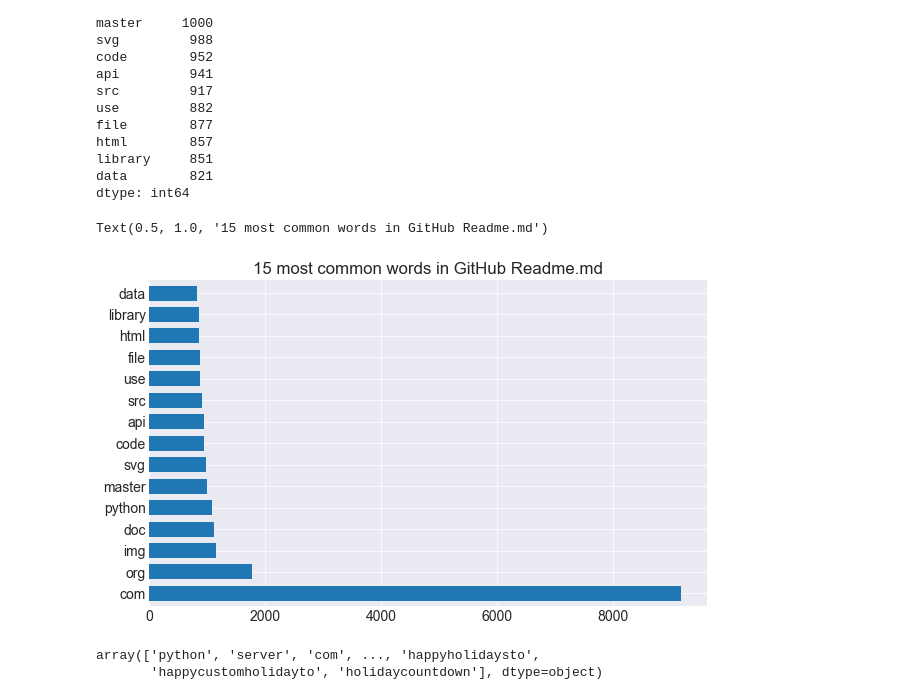
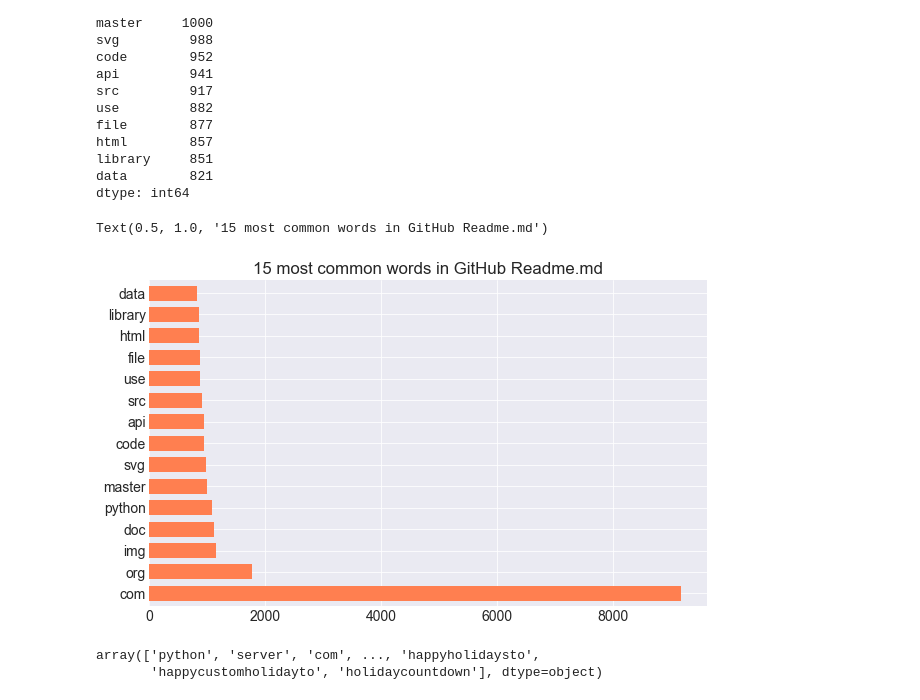
Before and after one commit to The-Tree-Muskeeters/git-language, a Jupyter notebook: nlp_project_Final.ipynb, the cells around one changed output. Cells and saved outputs as stored; diff of their text form; code cells hidden in the pictures.

```diff
--- a/nlp_project_Final.ipynb
+++ b/nlp_project_Final.ipynb
@@ -204,12 +208,11 @@ library     851
 data        821
 dtype: int64
 # %%
-plt.figure(figsize = (10,6))
-word_counts.plot.barh(width=0.7)
+word_counts.plot.barh(width=0.7, color = 'coral')
 plt.title('15 most common words in GitHub Readme.md')
 # %% [output]
 Text(0.5, 1.0, '15 most common words in GitHub Readme.md')
-[figure, old version]
+[figure, new version]
 # %%
 #IDF function
 def idf(word):
```
Also changed, not shown: parts of 22 cells of this notebook.
